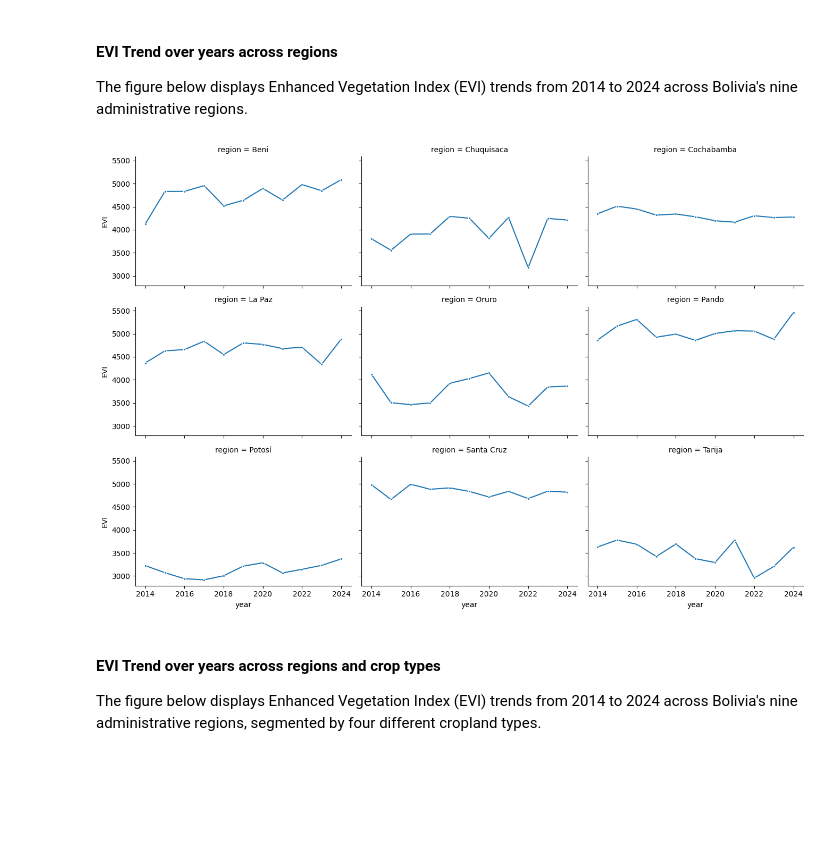
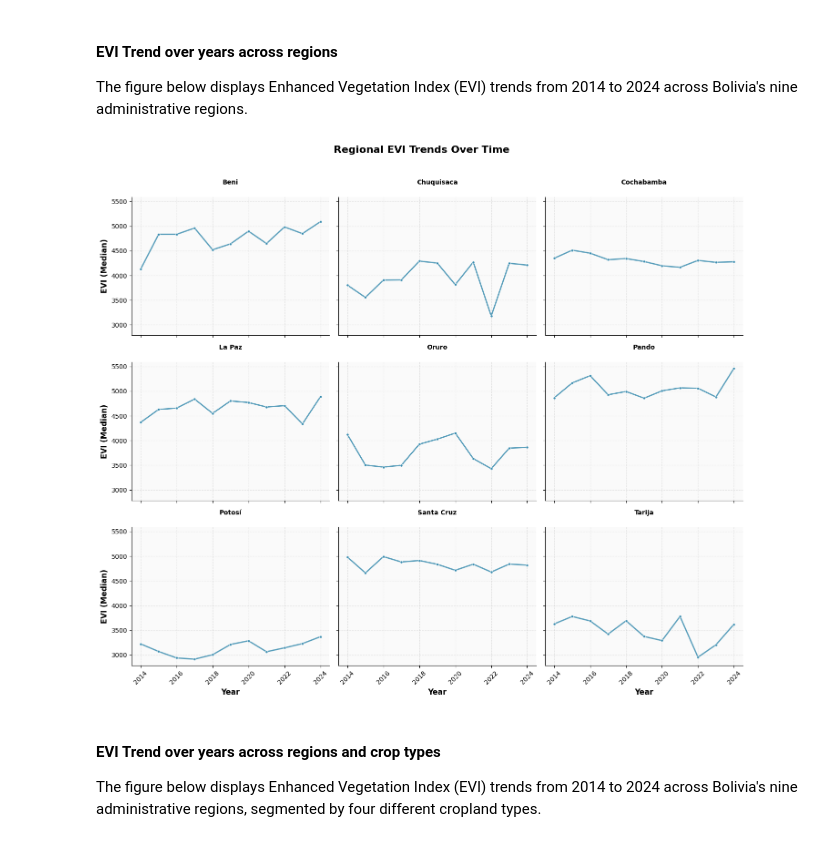
Before and after one commit to datapartnership/bolivia-economic-monitor, a Jupyter notebook: notebooks/evi_analysis.ipynb, the cells around one changed output. Saved outputs shown, nothing was run; the diff lists cells and outputs as text; code cells hidden in the pictures; blank space fills up the shorter version.

```diff
--- a/notebooks/evi_analysis.ipynb
+++ b/notebooks/evi_analysis.ipynb
@@ -726,27 +733,54 @@ adm1_annual = (
 
 The figure below displays Enhanced Vegetation Index (EVI) trends from 2014 to 2024 across Bolivia's nine administrative regions.
 # %%
-region_annual = adm1_annual.groupby(["region", "year"])["EVI"].median().reset_index()
+# Calculate regional annual median EVI values
+region_annual = (
+    adm1_annual
+    .groupby(["region", "year"])["EVI"]
+    .median()
+    .reset_index()
+)
 
+# Create a multi-panel time series plot
 g = sns.FacetGrid(
     region_annual,
     col="region",
+    col_wrap=3,
+    height=4,
+    aspect=1.2,
     margin_titles=True,
-    height=3,
-    aspect=1.5,
-    col_wrap=3,
+    sharey=True,
+    despine=True
 )
 
+# Map line plots to each facet
 g.map_dataframe(
     sns.lineplot,
     x="year",
     y="EVI",
     marker="o",
-    markersize=3,
-    linewidth=1.5,
-);
+    markersize=4,
+    linewidth=2,
+    color="#2E86AB",
+    alpha=0.8
+)
+
+# Customize the plot appearance
+g.set_axis_labels("Year", "EVI (Median)", fontsize=12, fontweight='bold')
+g.set_titles("{col_name}", fontsize=14, fontweight='bold', pad=20)
+
+# Rotate x-axis labels for better readability
+for ax in g.axes.flat:
+    ax.tick_params(axis='x', rotation=45)
+    ax.grid(True, alpha=0.3, linestyle='--')
+    ax.set_facecolor('#fafafa')
+
+# Adjust layout and add overall title
+g.fig.suptitle('Regional EVI Trends Over Time', fontsize=16, fontweight='bold', y=1.02)
+plt.tight_layout()
+plt.show()
 # %% [output]
-[figure, old version]
+[figure, new version]
 # %% [markdown]
 #### EVI Trend over years across regions and crop types
 
```
Also changed, not shown: parts of 8 cells of this notebook, 1 other file.
